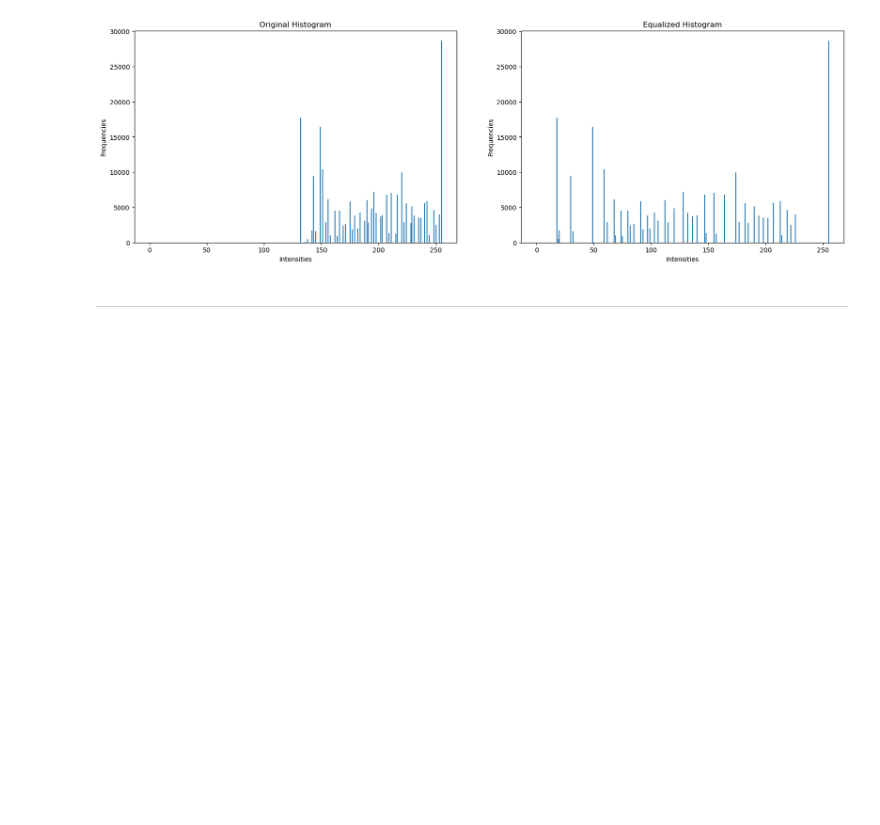
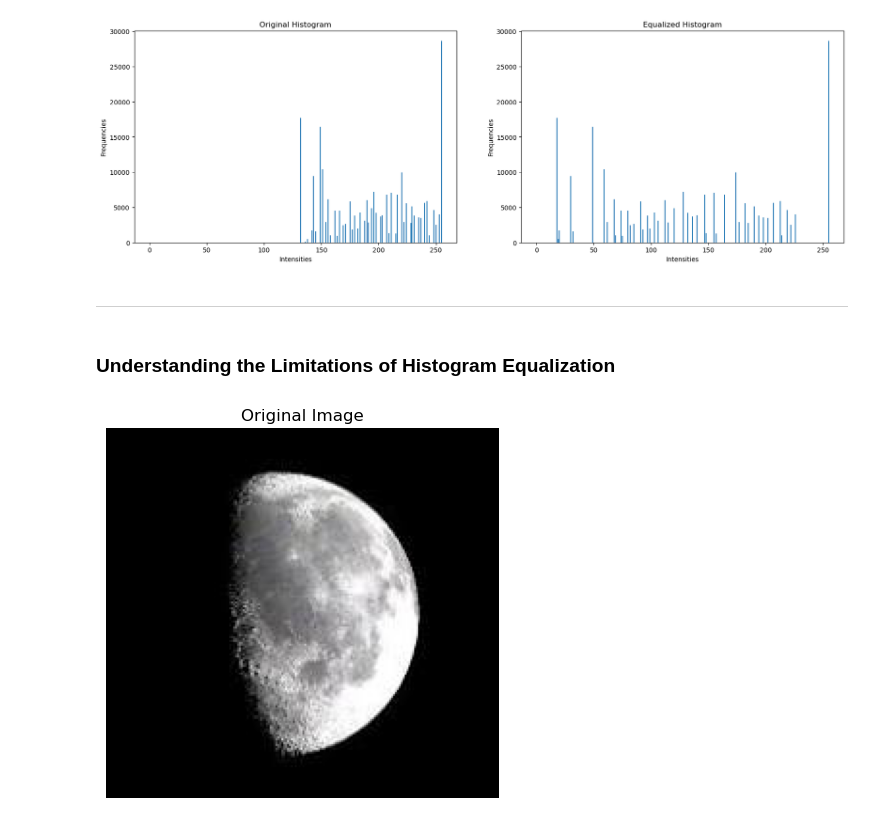
Before and after one commit to qazimsajjad/Advance-Digital-Image-Processing-Spring-2024, a Jupyter notebook: Week03/Week03-02.ipynb, the cells around one changed output. Drawn from its saved outputs; the diff is of its cells as text; code cells hidden in the pictures; blank space fills up the shorter version.

```diff
--- a/Week03/Week03-02.ipynb
+++ b/Week03/Week03-02.ipynb
@@ -239,3 +239,14 @@ plt.show();
 [figure]
 # %% [markdown]
 ----
+# %% [markdown]
+### Understanding the Limitations of Histogram Equalization
+# %%
+img = plt.imread(r"images\moon.jpeg");
+
+plt.imshow(img, cmap='gray', vmin=0, vmax=255);
+plt.title("Original Image");
+plt.axis('off');
+plt.show();
+# %% [output]
+[figure, added]
```
Also changed, not shown: parts of 8 cells of this notebook, 8 other files.
